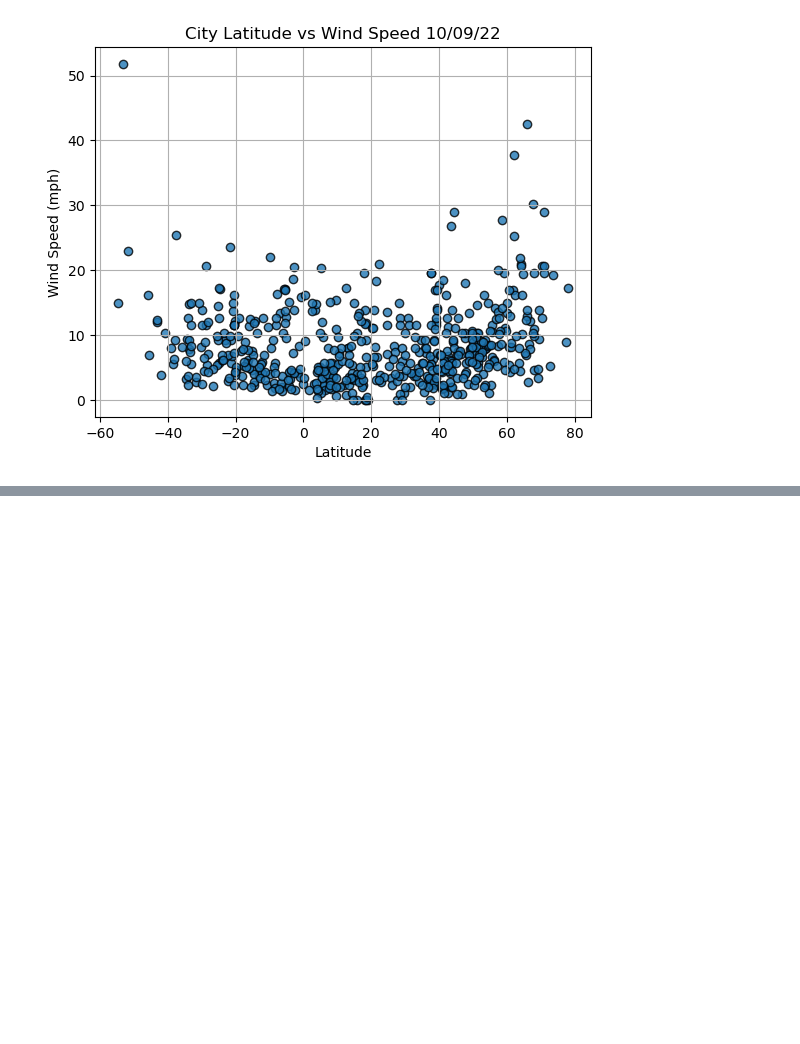
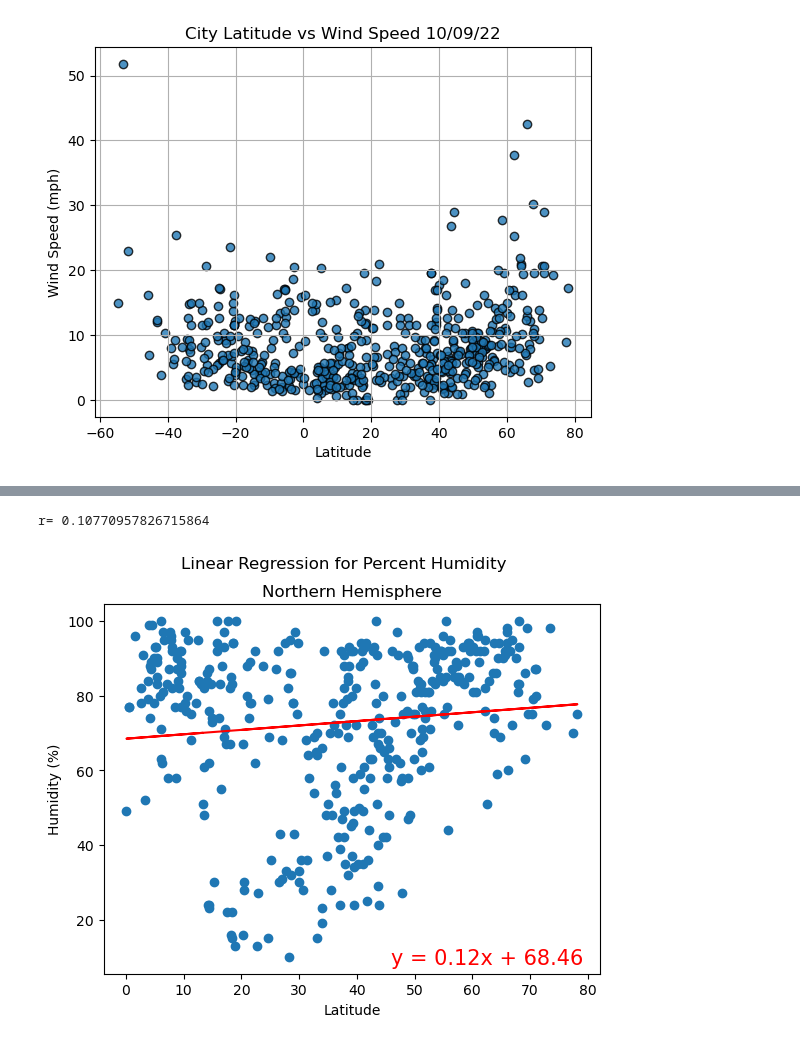
Before and after one commit to statocat/UNCBC-HW6-PlanMyTripApp, a Jupyter notebook: WeatherPy.ipynb, the cells around one changed output, grey strips where cells are left out. Cells and saved outputs as stored; diff of their text form; code cells hidden in the pictures; blank space fills up the shorter version.

```diff
--- a/WeatherPy.ipynb
+++ b/WeatherPy.ipynb
@@ -238,0 +362,12 @@ plt.show()
+# %%
+# Northern Hemi Plot, Lat v Humidity
+lm(x=n_df['Lat'],y=n_df['Humidity'],
+xlab='Latitude',ylab='Humidity (%)',
+title='Linear Regression for Percent Humidity',
+subtitle = 'Northern Hemisphere',
+text_coords = (46,8))
+
+#plt.savefig('../UNCBC-HW6-PlanMyTripApp/weather_data/Fig0.png')
+# %% [output]
+r= 0.10770957826715864
+[figure, added]
```
Also changed, not shown: parts of 12 cells of this notebook, 6 other files.
